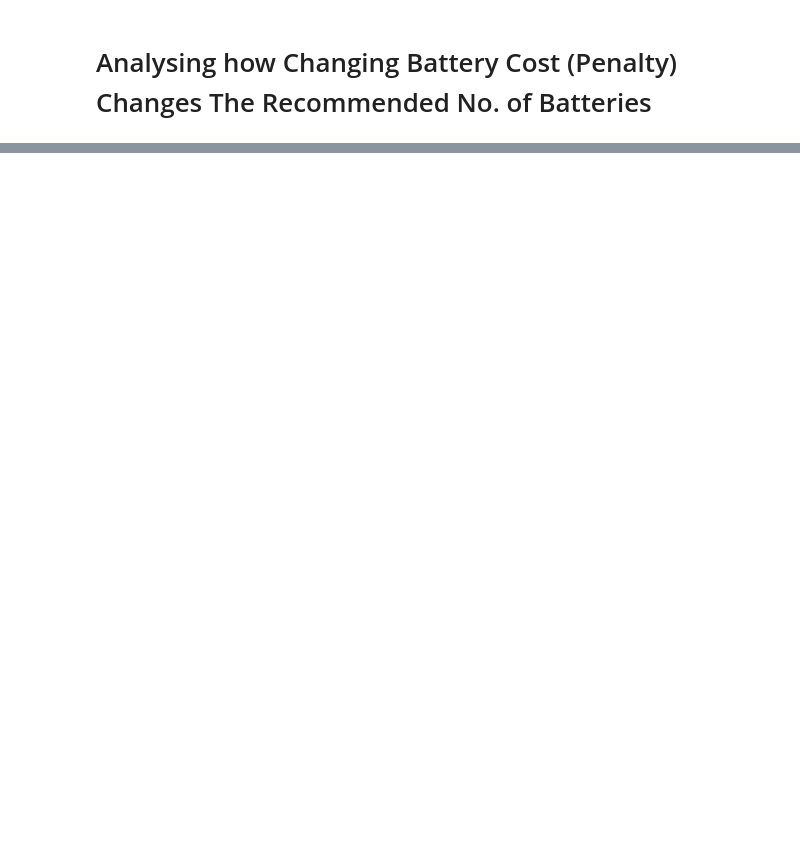
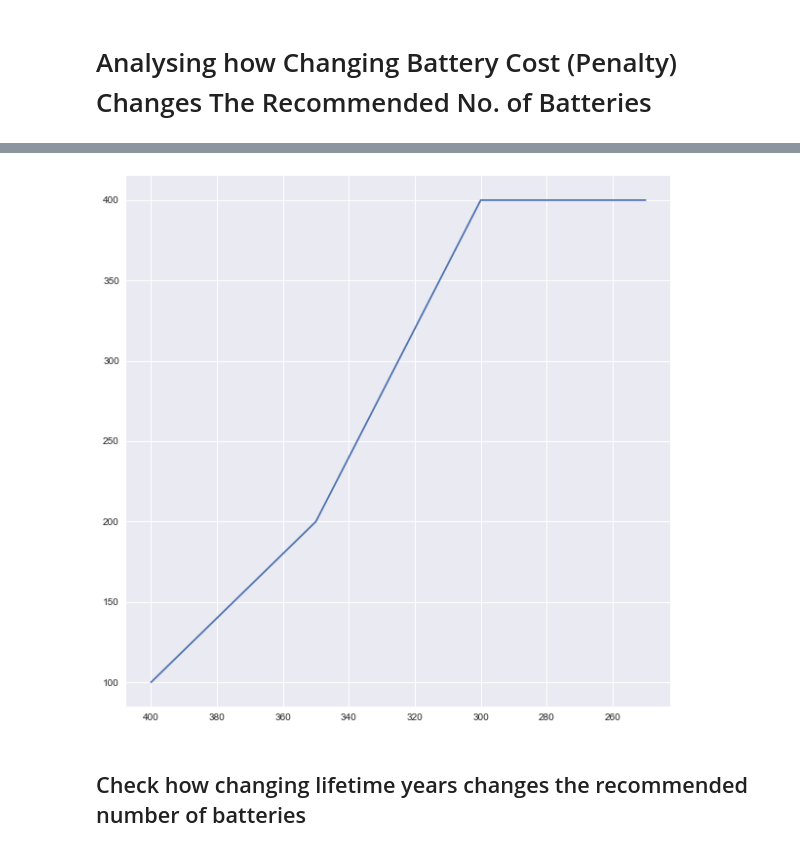
Before and after one commit to amzn/supply-chain-simulation-environment, a Jupyter notebook: src/bayesian_optimization/sensitivity_analysis.ipynb, the cells around one changed output, grey strips where cells are left out. Saved outputs shown, nothing was run; the diff lists cells and outputs as text; code cells hidden in the pictures; blank space fills up the shorter version.

```diff
--- a/src/bayesian_optimization/sensitivity_analysis.ipynb
+++ b/src/bayesian_optimization/sensitivity_analysis.ipynb
@@ -559,0 +837,16 @@ plot_inferred_surface()
+# %%
+# Plot the no. of batteries the model recommends vs. the battery penalty
+
+optimal_n_batteries = [100, 200, 400, 400]
+battery_penalty = [400, 350, 300, 250]
+
+plt.style.use('seaborn')
+fig = plt.figure(figsize=(10,10))
+
+plt.gca().invert_xaxis()
+plt.plot(battery_penalty, optimal_n_batteries)
+plt.show()
+# %% [output]
+[figure, added]
+# %% [markdown]
+## Check how changing lifetime years changes the recommended number of batteries
```
Also changed, not shown: parts of 69 cells of this notebook.
